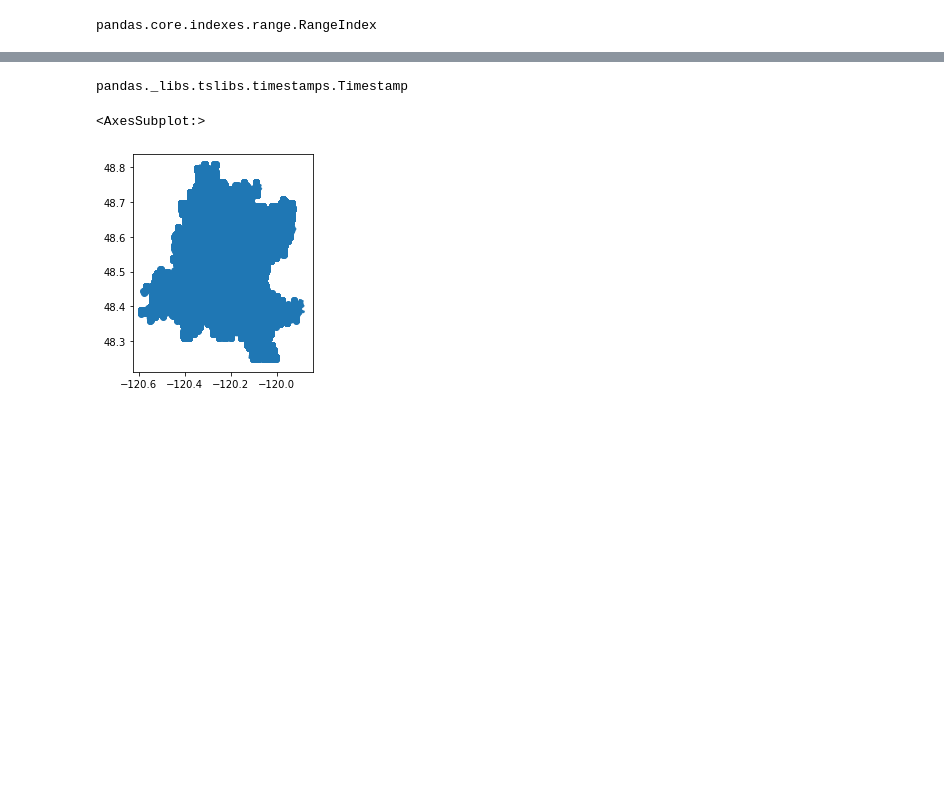
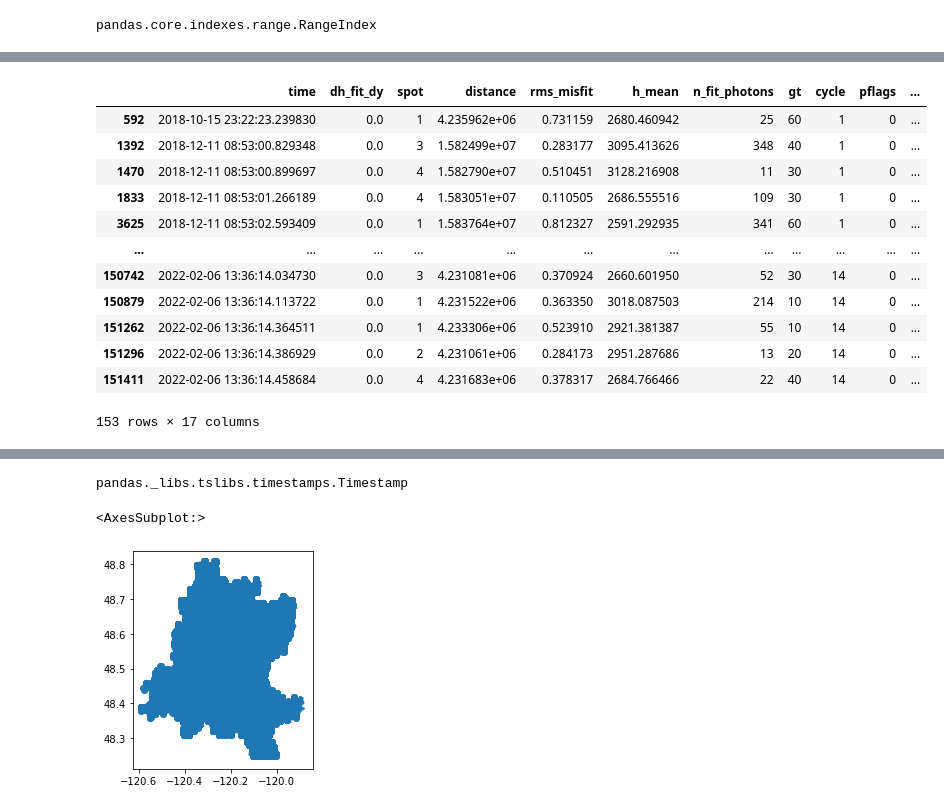
Before and after one commit to bessoh2/icesat2_sr, a Jupyter notebook: notebooks/Data_Acess_SR-ATL06.ipynb, the cells around one changed output, grey strips where cells are left out. Saved outputs shown, nothing was run; the diff lists cells and outputs as text; code cells hidden in the pictures; blank space fills up the shorter version.

```diff
--- a/notebooks/Data_Acess_SR-ATL06.ipynb
+++ b/notebooks/Data_Acess_SR-ATL06.ipynb
@@ -356,0 +370,16 @@ gdf2['time'] = pd.to_datetime(gdf2['time'])
+# %%
+gdf2.loc[gdf2['time'].duplicated(), :]
+# %% [output]
+|  | time | dh_fit_dy | spot | distance | rms_misfit | h_mean | n_fit_photons | gt | cycle | pflags | ... |
+| 592 | 2018-10-15 23:22:23.239830 | 0.0 | 1 | 4.235962e+06 | 0.731159 | 2680.460942 | 25 | 60 | 1 | 0 | ... |
+| 1392 | 2018-12-11 08:53:00.829348 | 0.0 | 3 | 1.582499e+07 | 0.283177 | 3095.413626 | 348 | 40 | 1 | 0 | ... |
+| 1470 | 2018-12-11 08:53:00.899697 | 0.0 | 4 | 1.582790e+07 | 0.510451 | 3128.216908 | 11 | 30 | 1 | 0 | ... |
+| 1833 | 2018-12-11 08:53:01.266189 | 0.0 | 4 | 1.583051e+07 | 0.110505 | 2686.555516 | 109 | 30 | 1 | 0 | ... |
+| 3625 | 2018-12-11 08:53:02.593409 | 0.0 | 1 | 1.583764e+07 | 0.812327 | 2591.292935 | 341 | 60 | 1 | 0 | ... |
+| ... | ... | ... | ... | ... | ... | ... | ... | ... | ... | ... | ... |
+| 150742 | 2022-02-06 13:36:14.034730 | 0.0 | 3 | 4.231081e+06 | 0.370924 | 2660.601950 | 52 | 30 | 14 | 0 | ... |
+| 150879 | 2022-02-06 13:36:14.113722 | 0.0 | 1 | 4.231522e+06 | 0.363350 | 3018.087503 | 214 | 10 | 14 | 0 | ... |
+| 151262 | 2022-02-06 13:36:14.364511 | 0.0 | 1 | 4.233306e+06 | 0.523910 | 2921.381387 | 55 | 10 | 14 | 0 | ... |
+| 151296 | 2022-02-06 13:36:14.386929 | 0.0 | 2 | 4.231061e+06 | 0.284173 | 2951.287686 | 13 | 20 | 14 | 0 | ... |
+| 151411 | 2022-02-06 13:36:14.458684 | 0.0 | 4 | 4.231683e+06 | 0.378317 | 2684.766466 | 22 | 40 | 14 | 0 | ... |
+153 rows × 17 columns
```
Also changed, not shown: parts of 14 cells of this notebook, 19 other files.
